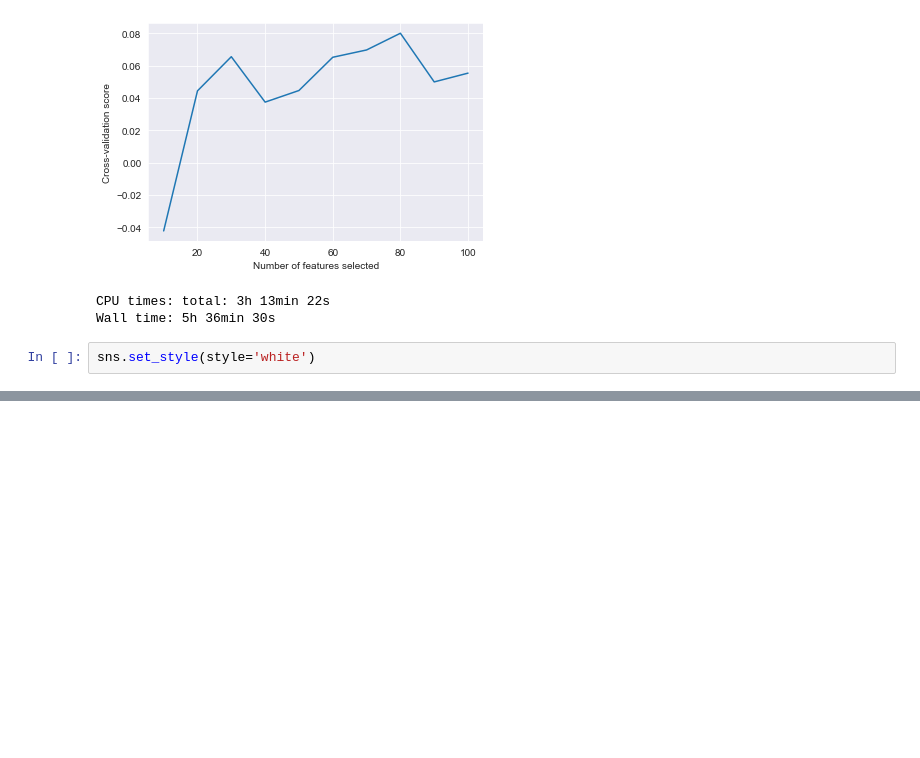
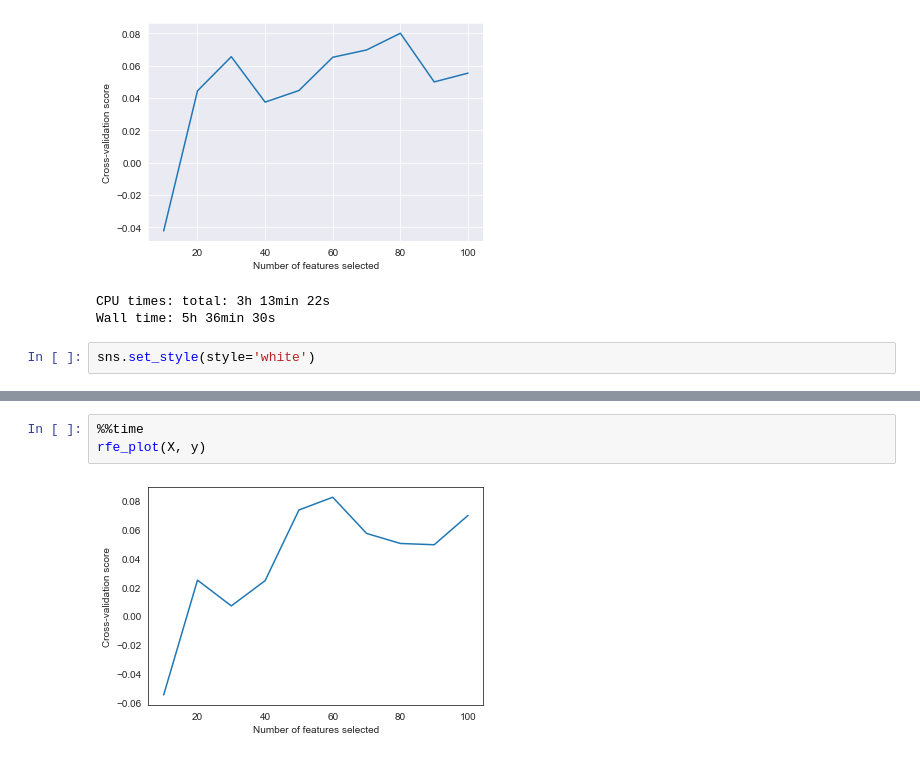
Before and after one commit to Mike-Skehan/AntibodyFvTm50Predictor, a Jupyter notebook: jupyter/20052023_notebook.ipynb, the cells around one changed output, grey strips where cells are left out. Cells and saved outputs as stored; diff of their text form; blank space fills up the shorter version.

```diff
--- a/jupyter/20052023_notebook.ipynb
+++ b/jupyter/20052023_notebook.ipynb
@@ -75,0 +78,5 @@ KeyboardInterrupt:
+# %%
+%%time
+rfe_plot(X, y)
+# %% [output]
+[figure, added]
```
Also changed, not shown: parts of 2 cells of this notebook.
